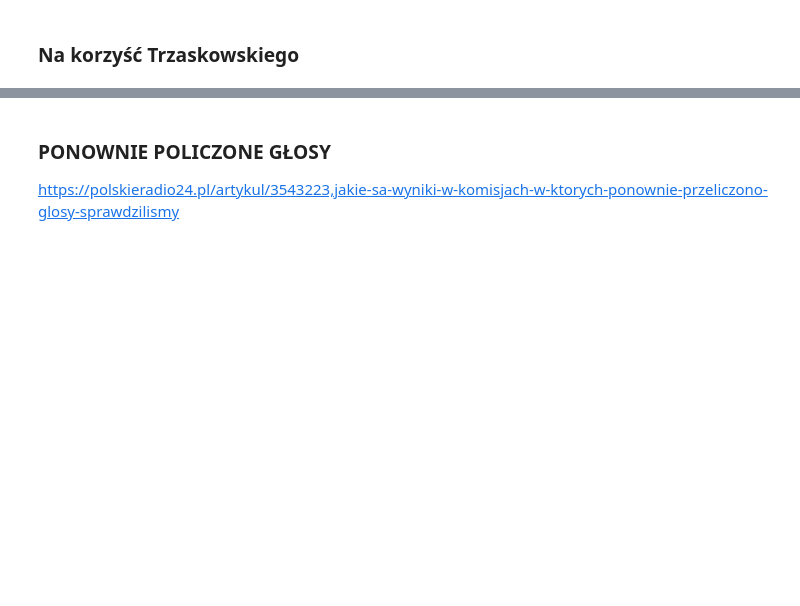
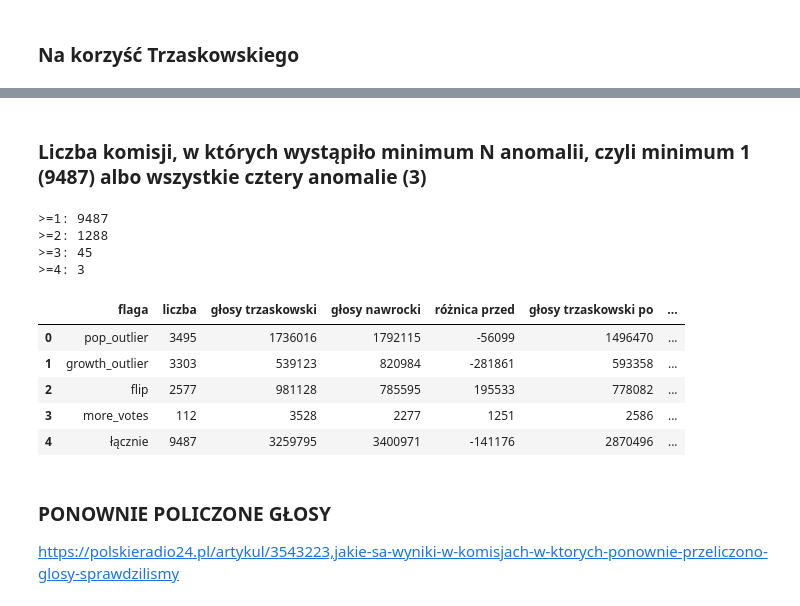
Before and after one commit to ijaniszewski/electoral-anomalies, a Jupyter notebook: analysis/kontek_2025_review/kontek_2025_implementacja.ipynb, the cells around one changed output, grey strips where cells are left out. Drawn from its saved outputs; the diff is of its cells as text; code cells hidden in the pictures; blank space fills up the shorter version.

```diff
--- a/kontek.ipynb
+++ b/analysis/kontek_2025_review/kontek_2025_implementacja.ipynb
@@ -452,0 +410,5 @@ df[df[cand_B + '_sum_anomalies']>=4]
+# %%
+cand = "trzaskowski"
+opponent = "nawrocki"
+k = 2
+outliers_df = methods.generate_candidate_outliers(df, cand, opponent, k)
@@ -453,3 +426,41 @@ df[df[cand_B + '_sum_anomalies']>=4]
+# %% [markdown]
+### Liczba komisji, w których wystąpiło minimum N anomalii, czyli minimum 1 (9487) albo wszystkie cztery anomalie (3)
+# %%
+true_counts = outliers_df[bool_cols].sum(axis=1)
+
+# Convert to plain ints
+count_distribution = {
+    ">=1": int((true_counts >= 1).sum()),
+    ">=2": int((true_counts >= 2).sum()),
+    ">=3": int((true_counts >= 3).sum()),
+    ">=4": int((true_counts >= 4).sum())
+}
+
+# Print row by row
+for key, value in count_distribution.items():
+    print(f"{key}: {value}")
+# %% [output]
+>=1: 9487
+>=2: 1288
+>=3: 45
+>=4: 3
+# %%
+outliers_df["anomalies"] = outliers_df.apply(methods.assign_top_anomaly, axis=1)
+# %%
+outliers_df[cand + "_median_r2"] = outliers_df.groupby("bucket")[cand + "_r2"].transform("median")
+outliers_df[opponent + "_median_r2"] = outliers_df.groupby("bucket")[opponent + "_r2"].transform("median")
+# %%
+outliers_df = methods.add_median_corrected_votes(outliers_df, cand, opponent)
+# %%
+summary_df = methods.summarize_by_anomaly(outliers_df, cand, opponent)
+summary_df
+# %% [output]
+|  | flaga | liczba | głosy trzaskowski | głosy nawrocki | różnica przed | głosy trzaskowski po | ... |
+| 0 | pop_outlier | 3495 | 1736016 | 1792115 | -56099 | 1496470 | ... |
+| 1 | growth_outlier | 3303 | 539123 | 820984 | -281861 | 593358 | ... |
+| 2 | flip | 2577 | 981128 | 785595 | 195533 | 778082 | ... |
+| 3 | more_votes | 112 | 3528 | 2277 | 1251 | 2586 | ... |
+| 4 | łącznie | 9487 | 3259795 | 3400971 | -141176 | 2870496 | ... |
 # %% [markdown]
 ### PONOWNIE POLICZONE GŁOSY
 
```
Also changed, not shown: parts of 74 cells of this notebook, 13 other files.
